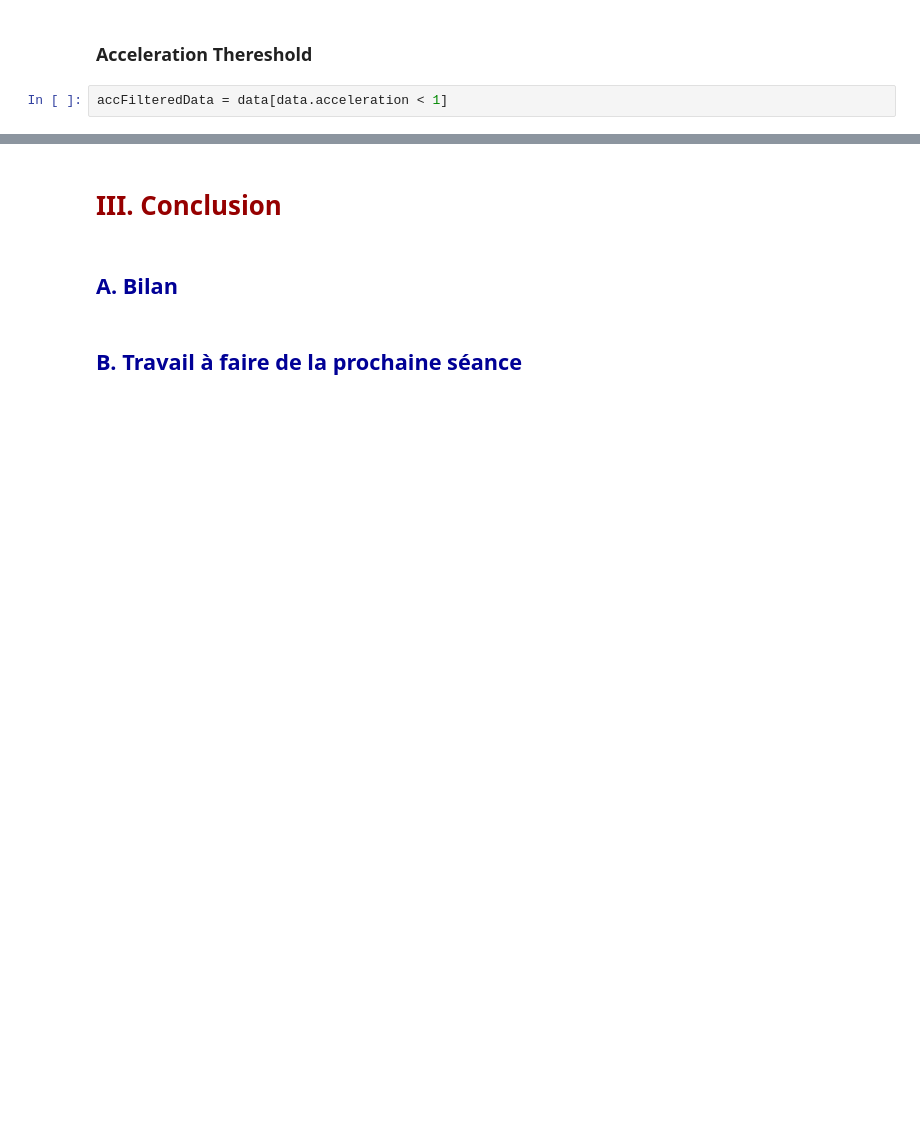
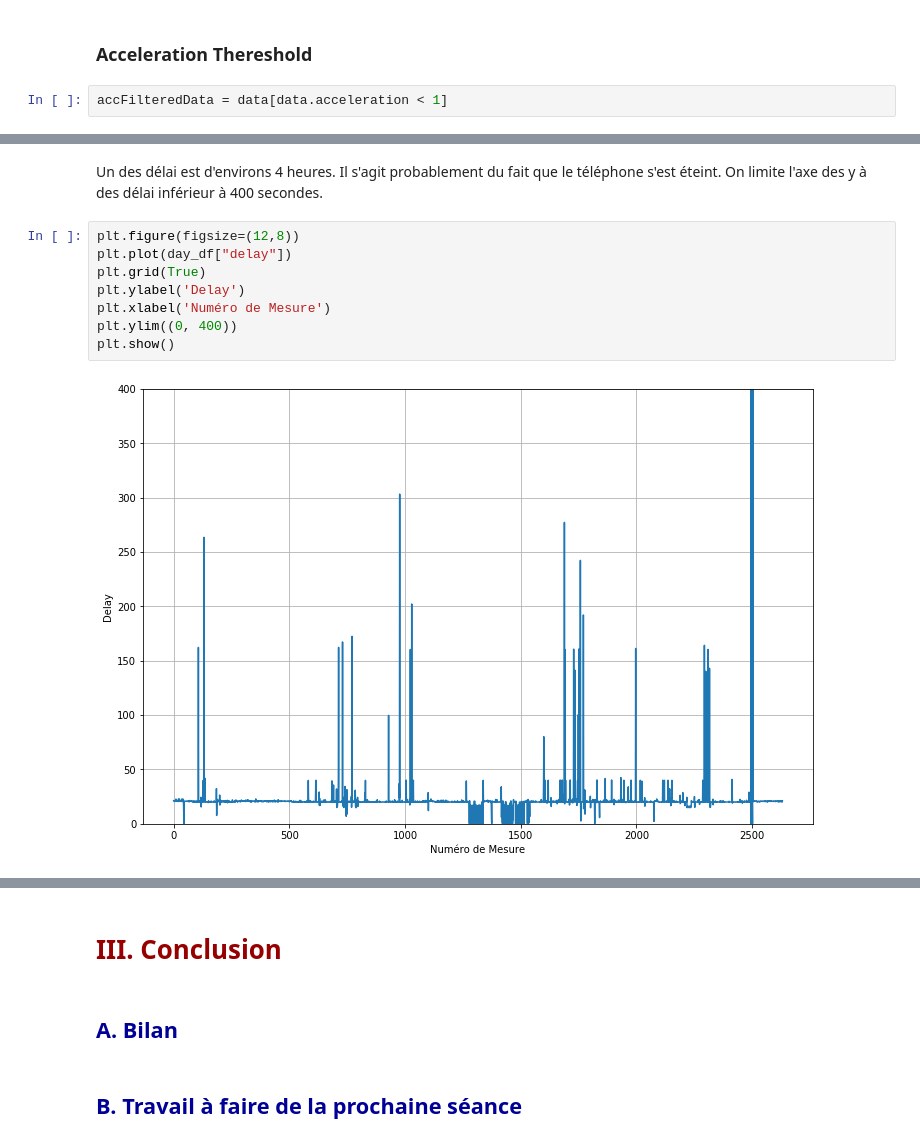
Before and after one commit to AmigoCap/GPSFlow, a Jupyter notebook: 3-Segmentation.ipynb, the cells around one changed output, grey strips where cells are left out. Saved outputs shown, nothing was run; the diff lists cells and outputs as text; blank space fills up the shorter version.

```diff
--- a/3-Segmentation.ipynb
+++ b/3-Segmentation.ipynb
@@ -158,0 +291,12 @@ IFrame('3-files/lowAcceleration.html', width=990, height=500)
+# %% [markdown]
+Un des délai est d'environs 4 heures. Il s'agit probablement du fait que le téléphone s'est éteint. On limite l'axe des y à des délai inférieur à 400 secondes.
+# %%
+plt.figure(figsize=(12,8))
+plt.plot(day_df["delay"])
+plt.grid(True)
+plt.ylabel('Delay')
+plt.xlabel('Numéro de Mesure')
+plt.ylim((0, 400))
+plt.show()
+# %% [output]
+[figure, added]
```
Also changed, not shown: parts of 26 cells of this notebook, 4 other files.
